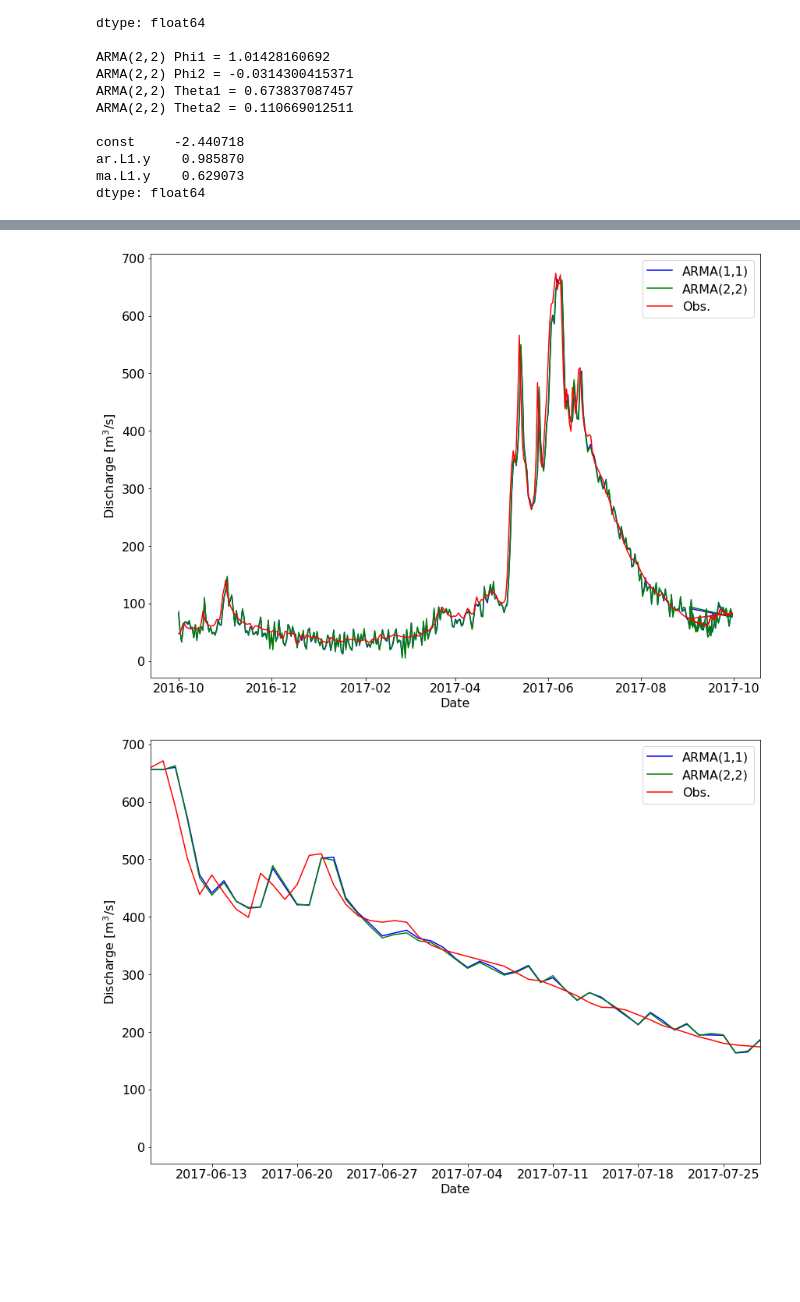
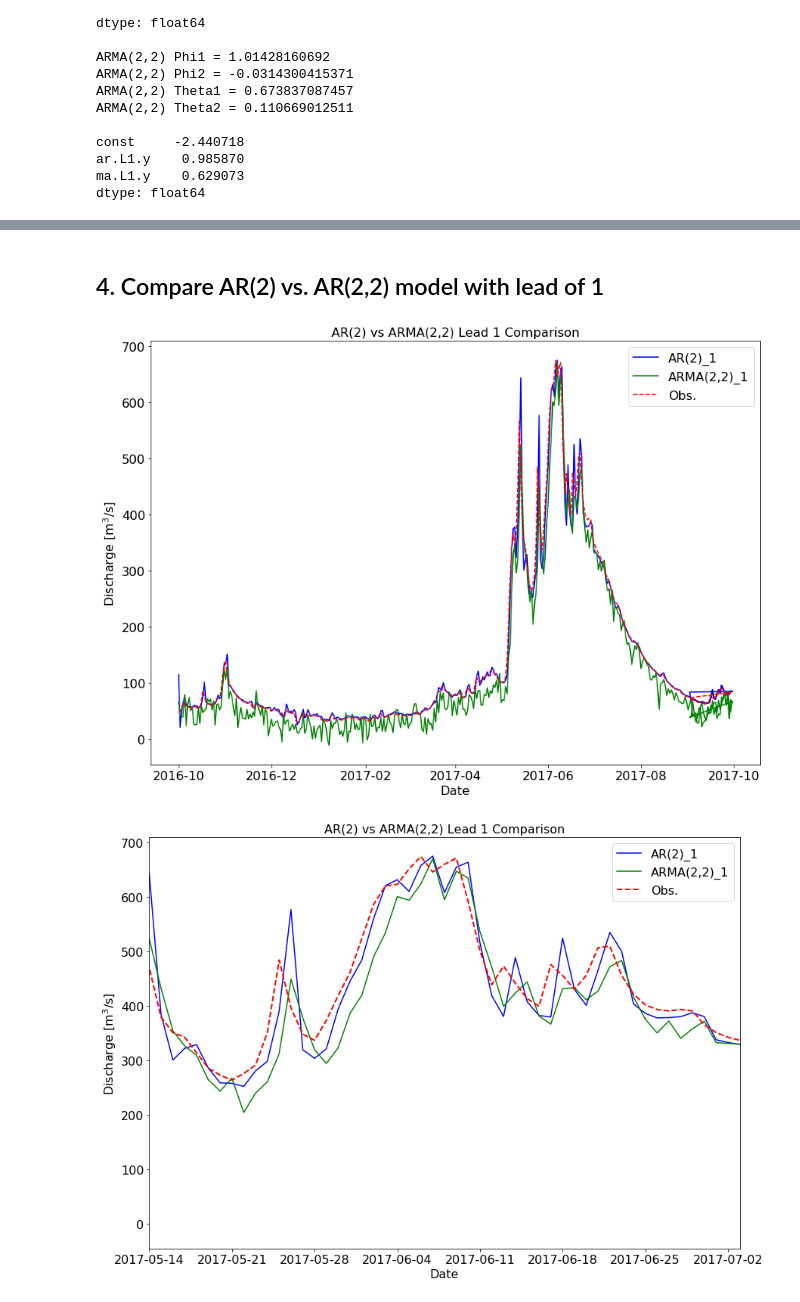
Before and after one commit to cameroncarsley/GEOS_518, a Jupyter notebook: Assignment_3/Hydrologic_Modeling_Assignment3 (1).ipynb, the cells around one changed output, grey strips where cells are left out. Cells and saved outputs as stored; diff of their text form; code cells hidden in the pictures; blank space fills up the shorter version.

```diff
--- a/Assignment_3/Hydrologic_Modeling_Assignment3 (1).ipynb
+++ b/Assignment_3/Hydrologic_Modeling_Assignment3 (1).ipynb
@@ -163,60 +367,31 @@ dtype: float64
+# %% [markdown]
+## 4. Compare AR(2) vs. AR(2,2) model with lead of 1
 # %%
-noise_std = 18.5  # this # is from the std of the error of the previous assignment
-
-Qtrain = df_train['Q'].values
-Qtrain = Qtrain.reshape(Qtrain.size,1)
-
-Qtest  = df_test['Q'].values
-Qtest  = Qtest.reshape(Qtest.size,1)
-
-DatesTest = df_test['SerDates'].values
-
-Qttm1 = np.concatenate([Qtrain[-2:-1],Qtest[0:-1]])
-Qttm1 = Qttm1.reshape(Qttm1.size,1)
-
-Qttm2 = np.concatenate([Qtrain[-3:-1],Qtest[0:-2]])
-Qttm2 = Qttm2.reshape(Qttm2.size,1)
-
-etatm1 = np.random.normal(0.0,noise_std,(len(Qttm1),1))
-etatm2 = np.concatenate([np.random.normal(0.0,noise_std,(2,1)),etatm1[0:-2]])
-
-ARMA11_mu     = Q_ARMA_1_1_model.params[0]
-ARMA11_phi1   = Q_ARMA_1_1_model.params[1]
-ARMA11_theta1 = Q_ARMA_1_1_model.params[2]
-
-QhatARMA11 = ARMA11_mu + ARMA11_phi1*Qttm1 - ARMA11_theta1*etatm1
-
-ARMA22_mu     = Q_ARMA_2_2_model.params[0]
-ARMA22_phi1   = Q_ARMA_2_2_model.params[1]
-ARMA22_phi2   = Q_ARMA_2_2_model.params[2]
-ARMA22_theta1 = Q_ARMA_2_2_model.params[3]
-ARMA22_theta2 = Q_ARMA_2_2_model.params[4]
-
-QhatARMA22 = ARMA22_mu + ARMA22_phi1*Qttm1 + ARMA22_phi2*Qttm2 - ARMA22_theta1*etatm1 - ARMA22_theta2*etatm2
-
 plt.figure(figsize=(14,10))
 
-plt.plot(DatesTest,QhatARMA11,'b-')
-plt.plot(DatesTest,QhatARMA22,'g-')
-plt.plot(DatesTest,Qtest,'r-')
+plt.plot(DatesTest,QhatAR2_1,'b-')
+plt.plot(DatesTest,QhatARMA22_1,'g-')
+plt.plot(DatesTest,Qtest,'r--')
 plt.ylabel('Discharge [m${}^3$/s]',fontsize=16)
 plt.xlabel('Date',fontsize=16)
-plt.legend(('ARMA(1,1)','ARMA(2,2)','Obs.'),fontsize=16)
+plt.legend(('AR(2)_1','ARMA(2,2)_1','Obs.'),fontsize=16)
+plt.title('AR(2) vs ARMA(2,2) Lead 1 Comparison', fontsize=16)
 ax = plt.gca()
 ax.tick_params('both',labelsize=16)
 plt.show()
 
 plt.figure(figsize=(14,10))
-plt.plot(DatesTest,QhatARMA11,'b-')
-plt.plot(DatesTest,QhatARMA22,'g-')
-plt.plot(DatesTest,Qtest,'r-')
-plt.xlim([DatesTest[250],DatesTest[300]])
+plt.plot(DatesTest,QhatAR2_1,'b-')
+plt.plot(DatesTest,QhatARMA22_1,'g-')
+plt.plot(DatesTest,Qtest,'r--', linewidth=2)
+plt.xlim([DatesTest[225],DatesTest[275]])
 plt.ylabel('Discharge [m${}^3$/s]',fontsize=16)
 plt.xlabel('Date',fontsize=16)
-plt.legend(('ARMA(1,1)','ARMA(2,2)','Obs.'),fontsize=16)
+plt.title('AR(2) vs ARMA(2,2) Lead 1 Comparison', fontsize=16)
+plt.legend(('AR(2)_1','ARMA(2,2)_1','Obs.'),fontsize=16)
 ax = plt.gca()
 ax.tick_params('both',labelsize=16)
 plt.show()
 # %% [output]
-[figure, old version]
+[figure, new version]
-[figure, old version]
+[figure, new version]
```
Also changed, not shown: parts of 21 cells of this notebook.
